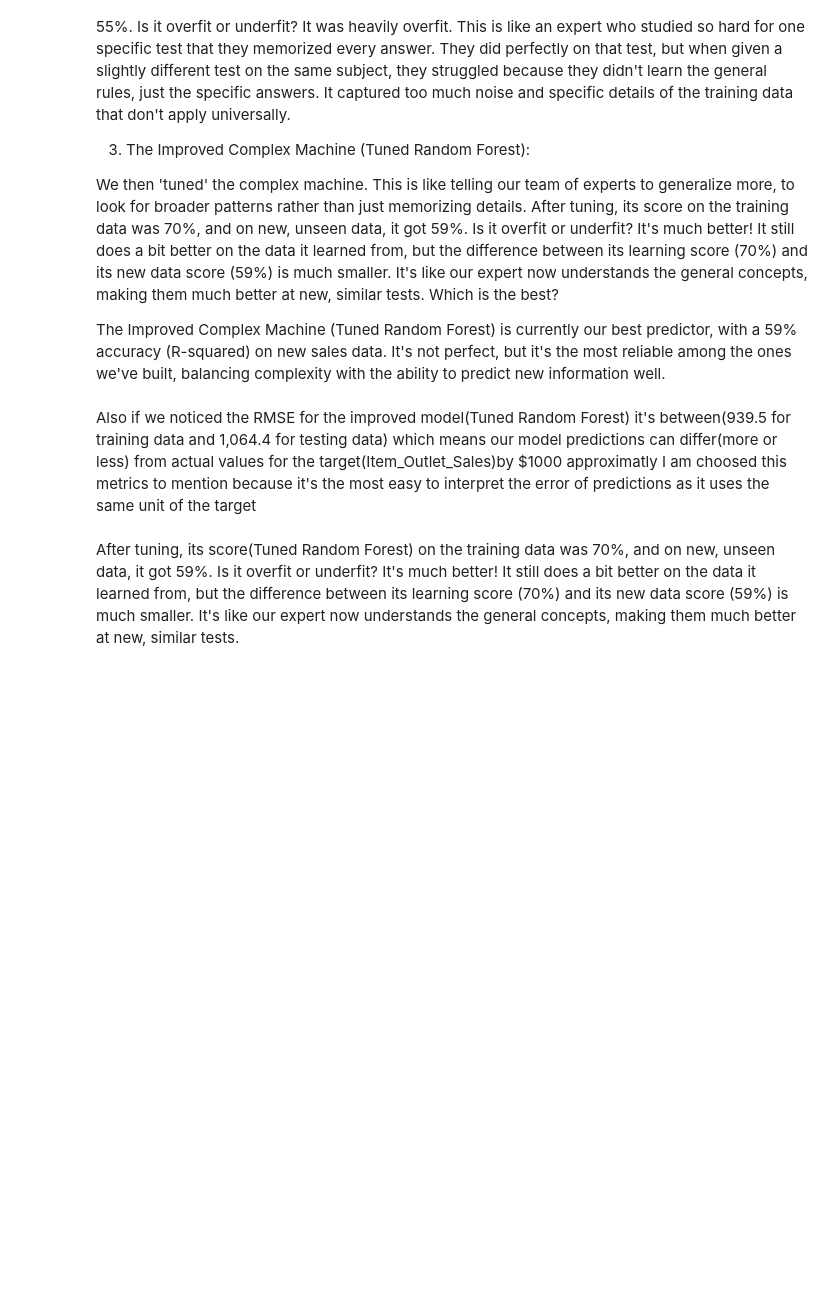
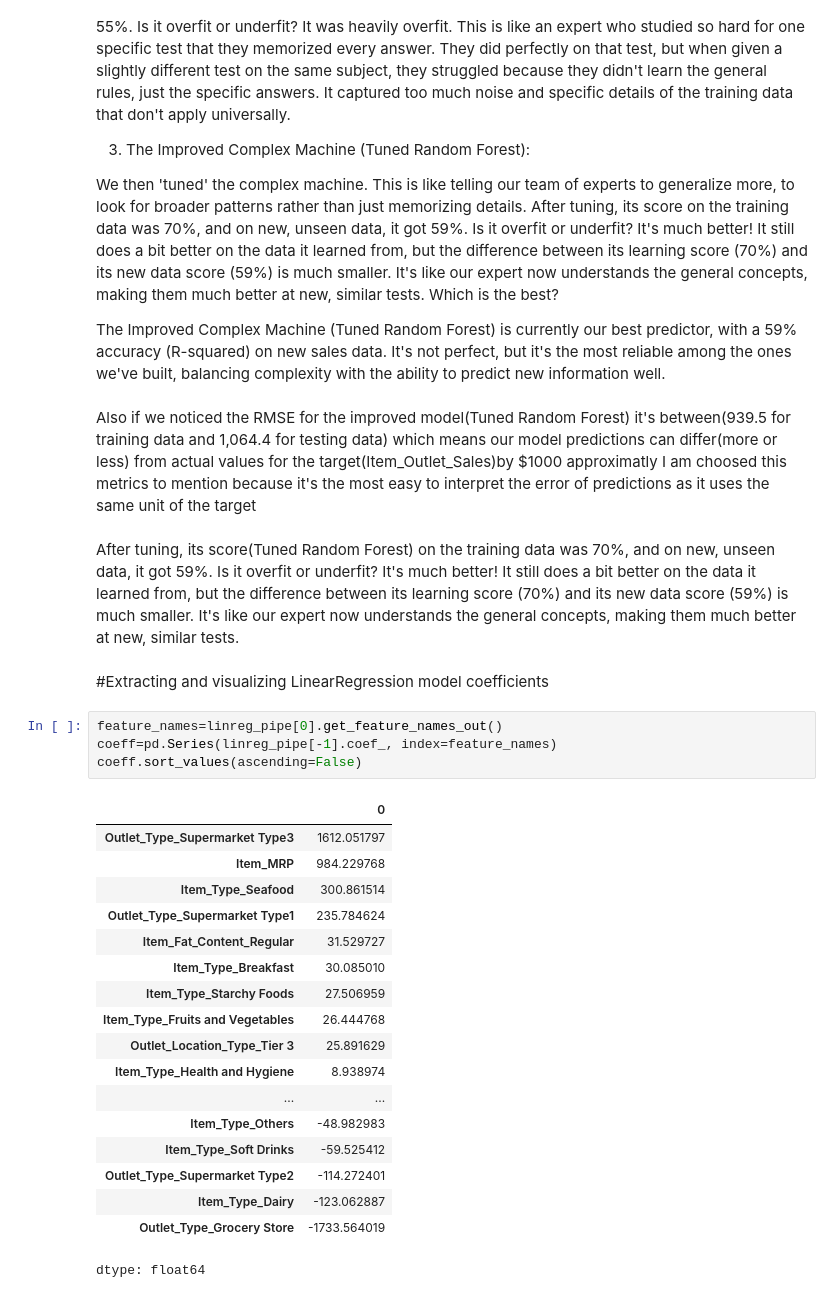
Before and after one commit to Dounia-Awni/Prediction-Of-Product-Sales, a Jupyter notebook: Prediction_of_product_sales.ipynb, the cells around one changed output. Drawn from its saved outputs; the diff is of its cells as text; blank space fills up the shorter version.

```diff
--- a/Prediction_of_product_sales.ipynb
+++ b/Prediction_of_product_sales.ipynb
@@ -1558,3 +1558,28 @@ I am choosed this metrics to mention because it's the most easy to interpret the
 # %% [markdown]
 After tuning, its score(Tuned Random Forest) on the training data was 70%, and on new, unseen data, it got 59%.
 Is it overfit or underfit? It's much better! It still does a bit better on the data it learned from, but the difference between its learning score (70%) and its new data score (59%) is much smaller. It's like our expert now understands the general concepts, making them much better at new, similar tests.
+# %% [markdown]
+#Extracting and visualizing LinearRegression model coefficients
+# %%
+feature_names=linreg_pipe[0].get_feature_names_out()
+coeff=pd.Series(linreg_pipe[-1].coef_, index=feature_names)
+coeff.sort_values(ascending=False)
+# %% [output]
+|  | 0 |
+| Outlet_Type_Supermarket Type3 | 1612.051797 |
+| Item_MRP | 984.229768 |
+| Item_Type_Seafood | 300.861514 |
+| Outlet_Type_Supermarket Type1 | 235.784624 |
+| Item_Fat_Content_Regular | 31.529727 |
+| Item_Type_Breakfast | 30.085010 |
+| Item_Type_Starchy Foods | 27.506959 |
+| Item_Type_Fruits and Vegetables | 26.444768 |
+| Outlet_Location_Type_Tier 3 | 25.891629 |
+| Item_Type_Health and Hygiene | 8.938974 |
+| ... | ... |
+| Item_Type_Others | -48.982983 |
+| Item_Type_Soft Drinks | -59.525412 |
+| Outlet_Type_Supermarket Type2 | -114.272401 |
+| Item_Type_Dairy | -123.062887 |
+| Outlet_Type_Grocery Store | -1733.564019 |
+dtype: float64
```
Also changed, not shown: parts of 6 cells of this notebook.
